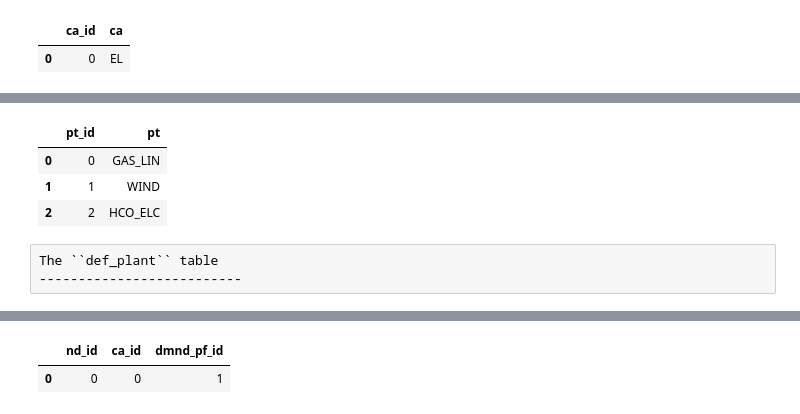
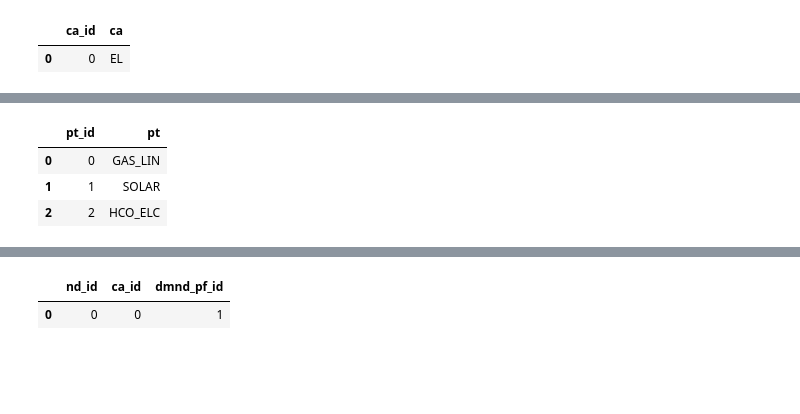
Before and after one commit to mcsoini/grimsel, a Jupyter notebook: notebooks/doc_introductory_example.ipynb, the cells around one changed output, grey strips where cells are left out. Saved outputs shown, nothing was run; the diff lists cells and outputs as text; code cells hidden in the pictures; blank space fills up the shorter version.

```diff
--- a/notebooks/doc_introductory_example.ipynb
+++ b/notebooks/doc_introductory_example.ipynb
@@ -91,12 +86,9 @@ The ``def_pp_type`` table
 # %%
-df_def_pp_type = pd.DataFrame({'pt_id': range(3), 'pt': ['GAS_LIN', 'WIND', 'HCO_ELC']})
+df_def_pp_type = pd.DataFrame({'pt_id': range(3), 'pt': ['GAS_LIN', 'SOLAR', 'HCO_ELC']})
 dict_pt = df_def_pp_type.set_index('pt').pt_id.to_dict()
 display(df_def_pp_type)
 # %% [output]
 |  | pt_id | pt |
 | 0 | 0 | GAS_LIN |
-| 1 | 1 | WIND |
+| 1 | 1 | SOLAR |
 | 2 | 2 | HCO_ELC |
-# %% [raw]
-The ``def_plant`` table
---------------------------
```
Also changed, not shown: parts of 66 cells of this notebook, 13 other files.
